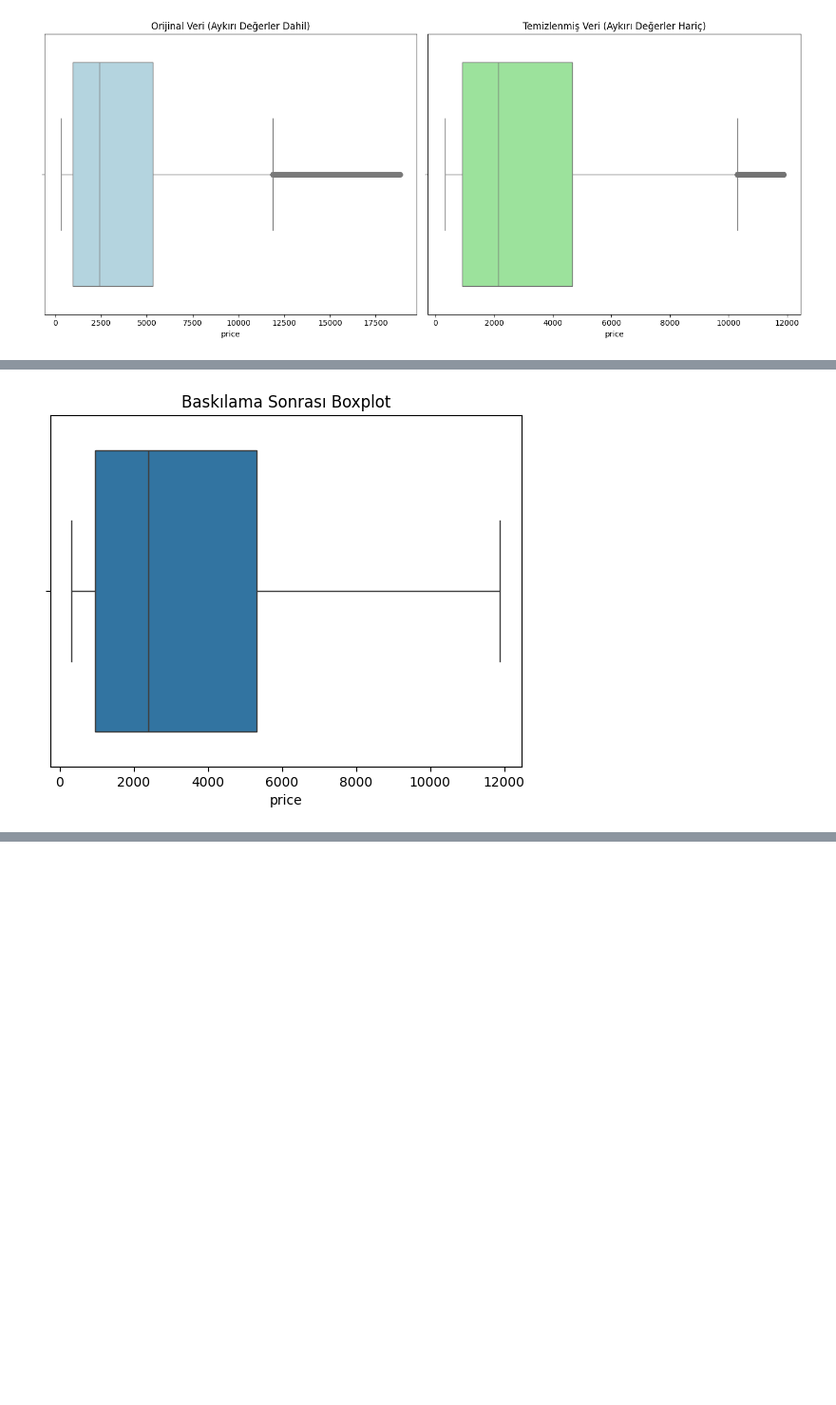
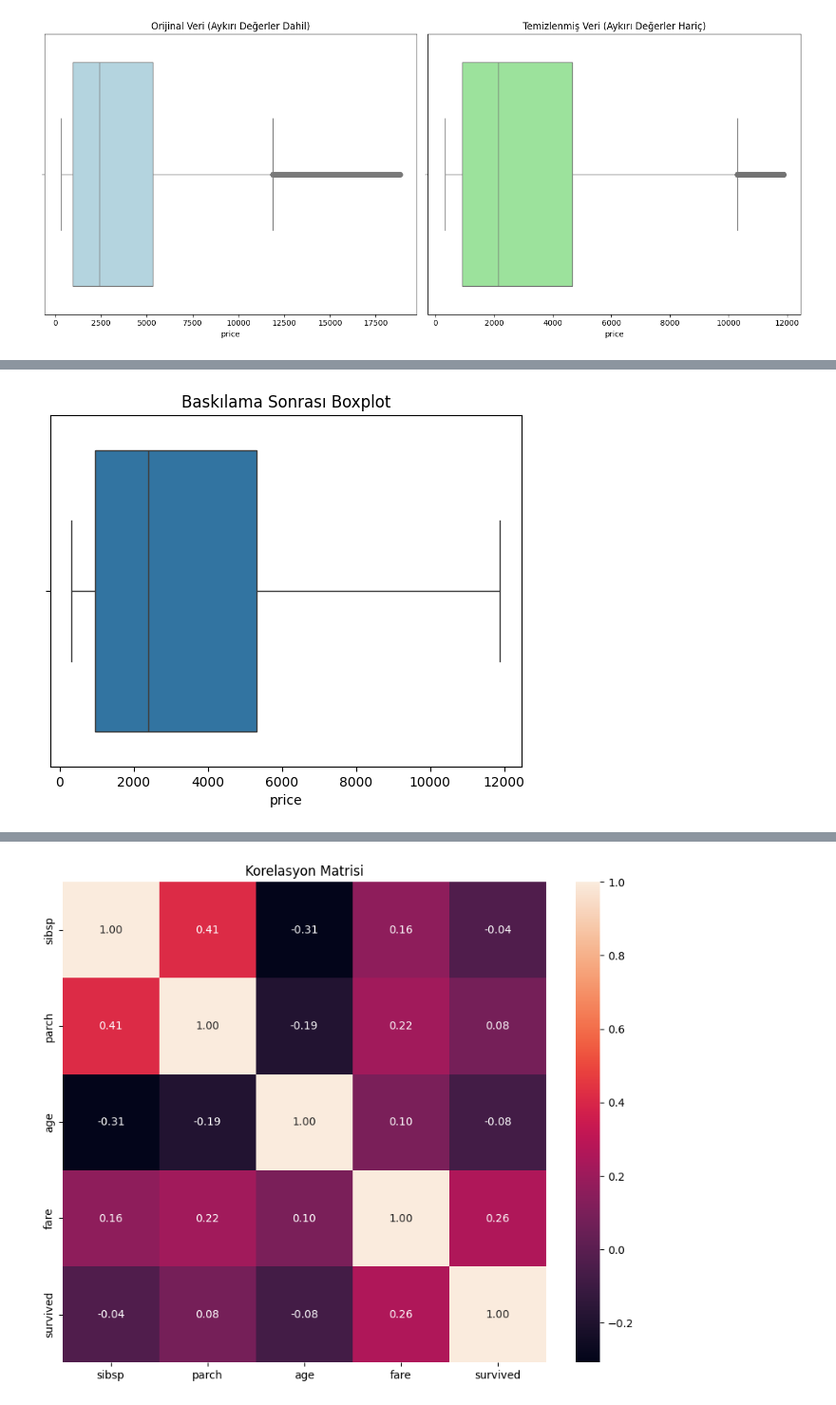
Before and after one commit to RAhsencicek/-----, a Jupyter notebook: Untitled0.ipynb, the cells around one changed output, grey strips where cells are left out. Shown at 95% size. Cells and saved outputs as stored; diff of their text form; code cells hidden in the pictures; blank space fills up the shorter version.

```diff
--- a/Untitled0.ipynb
+++ b/Untitled0.ipynb
@@ -225,6 +225,85 @@ print(df_table_baskilama)
 sns.boxplot(x=df_table_baskilama)
 plt.title("Baskılama Sonrası Boxplot")
 plt.show()
+
+
+import seaborn as sns
+df = sns.load_dataset('diamonds')
+df = df.select_dtypes(include = ['float64', 'int64'])
+df = df.dropna()
+df.head()
+
+df_table = df["table"]
+aykiri_degerler.head()
+df_table[aykiri_degerler]
+df_table.mean()
+df_table[aykiri_degerler] = df_table.mean()
+df_table[aykiri_degerler]
+
+
+
+
+import seaborn as sns
+df = sns.load_dataset('diamonds')
+df = df.select_dtypes(include = ['float64', 'int64'])
+df = df.dropna()
+df.head()
+
+df_table = df["table"]
+df_table[aykiri_degerler]
+alt_sinir
+alt_aykiri= (df_table < alt_sinir)
+alt_aykiri
+df_table[alt_aykiri] = alt_sinir
+df_table[alt_aykiri]
+df_table[aykiri_degerler]
+
+
+################################### eksik veri analizi ######################
+import numpy as np
+import pandas as pd
+import seaborn as sns
+import matplotlib.pyplot as plt
+
+# Titanic veri setini yükleyelim
+train_df = sns.load_dataset('titanic')
+
+# Veri setinin genel görünümü
+print("Veri seti boyutu:", train_df.shape)
+print("\nİlk 5 satır:")
+print(train_df.head())
+
+# Eksik verileri kontrol edelim
+print("\nEksik veriler:")
+print(train_df.isnull().sum())
+
+# Embarked sütunundaki eksik verileri 'C' ile dolduralım
+train_df["embarked"] = train_df["embarked"].fillna("C")
+
+# Fare sütunundaki eksik verileri ortalama ile dolduralım
+train_df["fare"] = train_df["fare"].fillna(np.mean(train_df[train_df["pclass"] == 3]["fare"]))
+
+# Korelasyon analizi
+list1 = ["sibsp", "parch", "age", "fare", "survived"]
+plt.figure(figsize=(10, 8))
+sns.heatmap(train_df[list1].corr(), annot=True, fmt=".2f")
+plt.title("Korelasyon Matrisi")
+plt.show()
+
+# Yolcu sınıfına göre hayatta kalma oranları
+plt.figure(figsize=(10, 6))
+g = sns.barplot(x="pclass", y="survived", data=train_df)
+plt.title("Yolcu Sınıfına Göre Hayatta Kalma Oranları")
+plt.xlabel("Yolcu Sınıfı")
+plt.ylabel("Hayatta Kalma Olasılığı")
+plt.show()
+
+# Ücret dağılımı (boxplot)
+plt.figure(figsize=(10, 6))
+train_df.boxplot(column="fare", by="embarked")
+plt.title("Biniş Limanına Göre Ücret Dağılımı")
+plt.suptitle("")  # Otomatik başlığı kaldır
+plt.show()
 # %% [output]
 Veri Seti İlk 5 Satır:
    carat  depth  table  price     x     y     z
@@ -254,0 +359 @@ Name: price, Length: 53940, dtype: float64
+[figure, added]
```
Also changed, not shown: parts of 1 cell of this notebook.
